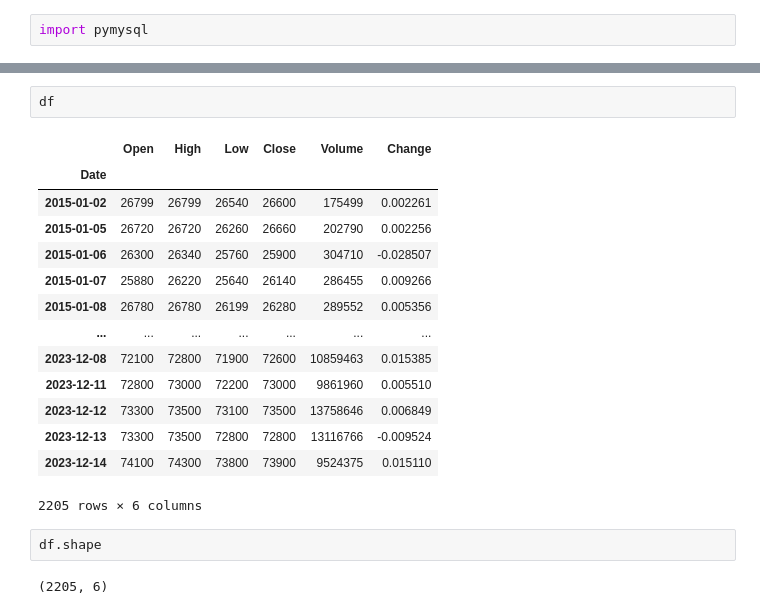
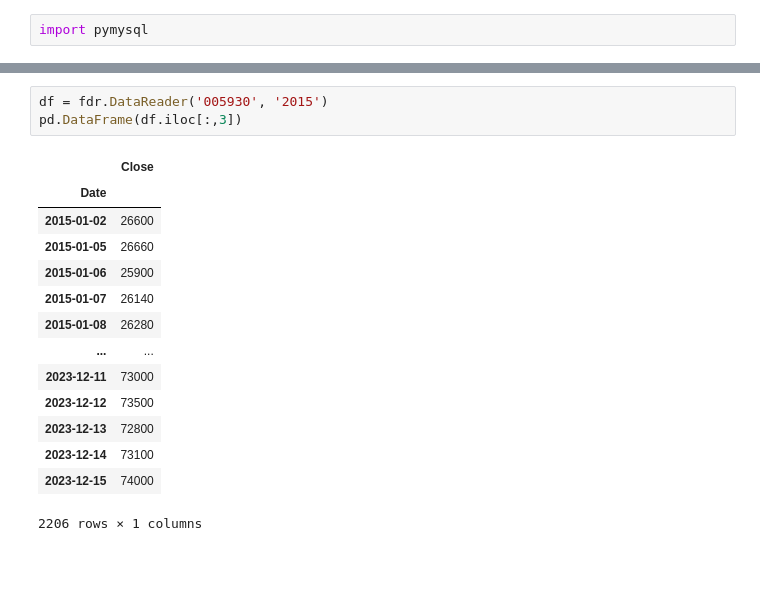
Before and after one commit to cheol2Y/miniproject, a Jupyter notebook: data.ipynb, the cells around one changed output, grey strips where cells are left out. Cells and saved outputs as stored; diff of their text form; blank space fills up the shorter version.

```diff
--- a/data.ipynb
+++ b/data.ipynb
@@ -47,21 +58,18 @@ df.head(10)
-# %%
-df
-# %% [output]
-|  | Open | High | Low | Close | Volume | Change |
-| Date |  |  |  |  |  |  |
-| 2015-01-02 | 26799 | 26799 | 26540 | 26600 | 175499 | 0.002261 |
-| 2015-01-05 | 26720 | 26720 | 26260 | 26660 | 202790 | 0.002256 |
-| 2015-01-06 | 26300 | 26340 | 25760 | 25900 | 304710 | -0.028507 |
-| 2015-01-07 | 25880 | 26220 | 25640 | 26140 | 286455 | 0.009266 |
-| 2015-01-08 | 26780 | 26780 | 26199 | 26280 | 289552 | 0.005356 |
-| ... | ... | ... | ... | ... | ... | ... |
-| 2023-12-08 | 72100 | 72800 | 71900 | 72600 | 10859463 | 0.015385 |
-| 2023-12-11 | 72800 | 73000 | 72200 | 73000 | 9861960 | 0.005510 |
-| 2023-12-12 | 73300 | 73500 | 73100 | 73500 | 13758646 | 0.006849 |
-| 2023-12-13 | 73300 | 73500 | 72800 | 72800 | 13116766 | -0.009524 |
-| 2023-12-14 | 74100 | 74300 | 73800 | 73900 | 9524375 | 0.015110 |
-2205 rows × 6 columns
-# %%
-df.shape
-# %% [output]
-(2205, 6)
+# %%
+df = fdr.DataReader('005930', '2015')
+pd.DataFrame(df.iloc[:,3])
+# %% [output]
+|  | Close |
+| Date |  |
+| 2015-01-02 | 26600 |
+| 2015-01-05 | 26660 |
+| 2015-01-06 | 25900 |
+| 2015-01-07 | 26140 |
+| 2015-01-08 | 26280 |
+| ... | ... |
+| 2023-12-11 | 73000 |
+| 2023-12-12 | 73500 |
+| 2023-12-13 | 72800 |
+| 2023-12-14 | 73100 |
+| 2023-12-15 | 74000 |
+2206 rows × 1 columns
```
Also changed, not shown: parts of 19 cells of this notebook, 1 other file.
